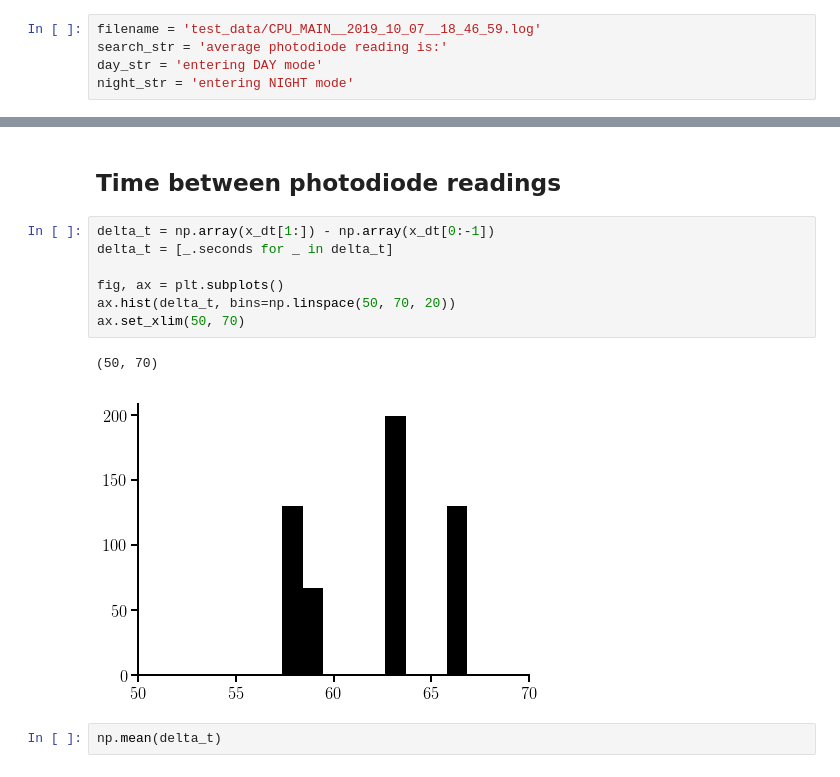
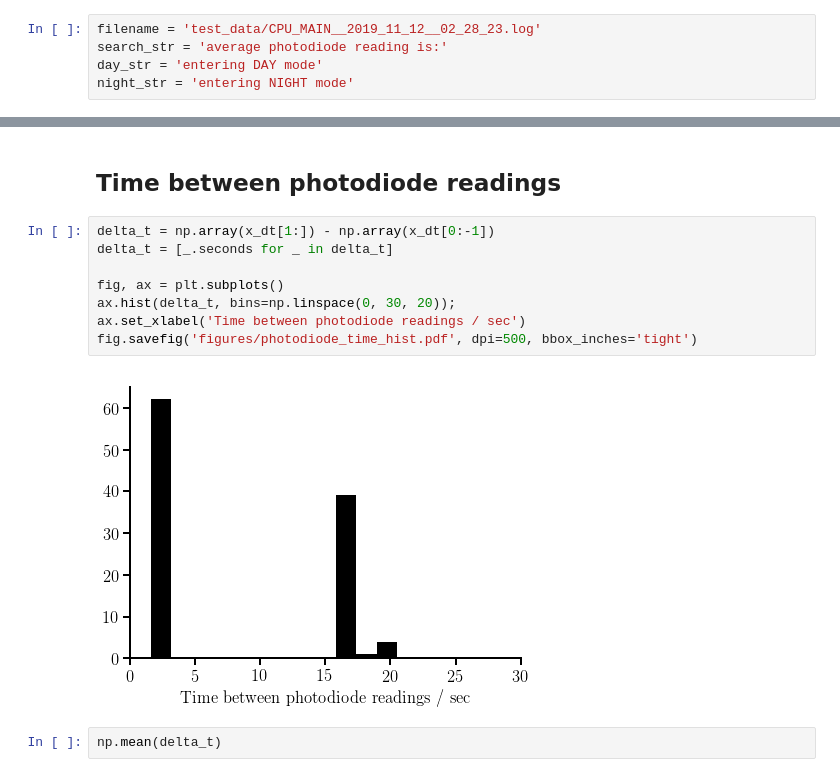
Before and after one commit to cescalara/euso_tools, a Jupyter notebook: log_parsing/log_parsing.ipynb, the cells around one changed output, grey strips where cells are left out. Drawn from its saved outputs; the diff is of its cells as text.

```diff
--- a/log_parsing/log_parsing.ipynb
+++ b/log_parsing/log_parsing.ipynb
@@ -7,7 +7,7 @@ from matplotlib import dates as mdates
 import datetime
 from datetime import date, time
 # %%
-filename = 'test_data/CPU_MAIN__2019_10_07__18_46_59.log'
+filename = 'test_data/CPU_MAIN__2019_11_12__02_28_23.log'
 search_str = 'average photodiode reading is:'
 day_str = 'entering DAY mode'
 night_str = 'entering NIGHT mode'
@@ -88,13 +88,13 @@ fig.savefig('figures/photodiode_timeseries.pdf', dpi=500, bbox_inches='tight')
 # %%
 delta_t = np.array(x_dt[1:]) - np.array(x_dt[0:-1])
 delta_t = [_.seconds for _ in delta_t]
 
 fig, ax = plt.subplots()
-ax.hist(delta_t, bins=np.linspace(50, 70, 20))
-ax.set_xlim(50, 70)
+ax.hist(delta_t, bins=np.linspace(0, 30, 20));
+ax.set_xlabel('Time between photodiode readings / sec')
+fig.savefig('figures/photodiode_time_hist.pdf', dpi=500, bbox_inches='tight')
 # %% [output]
-(50, 70)
-[figure, old version]
+[figure, new version]
 # %%
 np.mean(delta_t)
 # %% [output]
```
Also changed, not shown: parts of 2 cells of this notebook, 2 other files.
